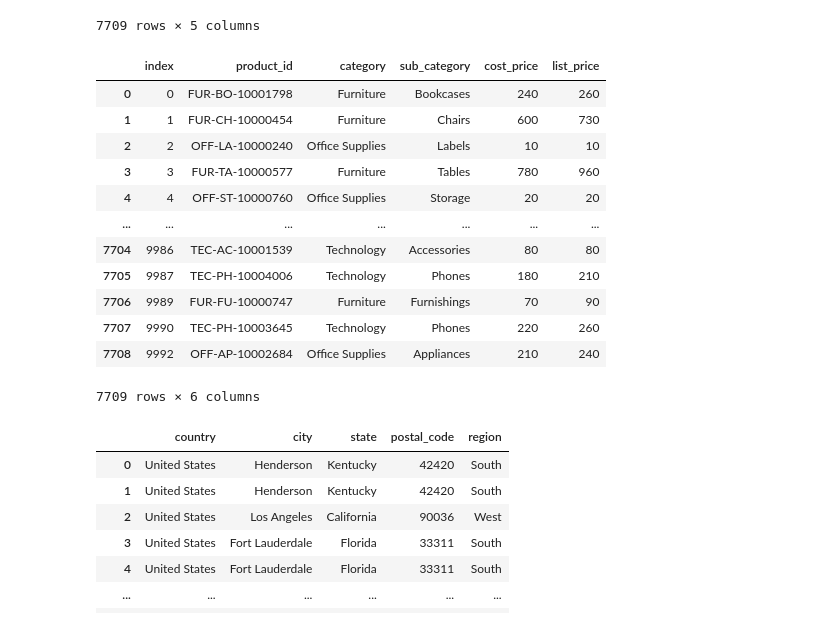
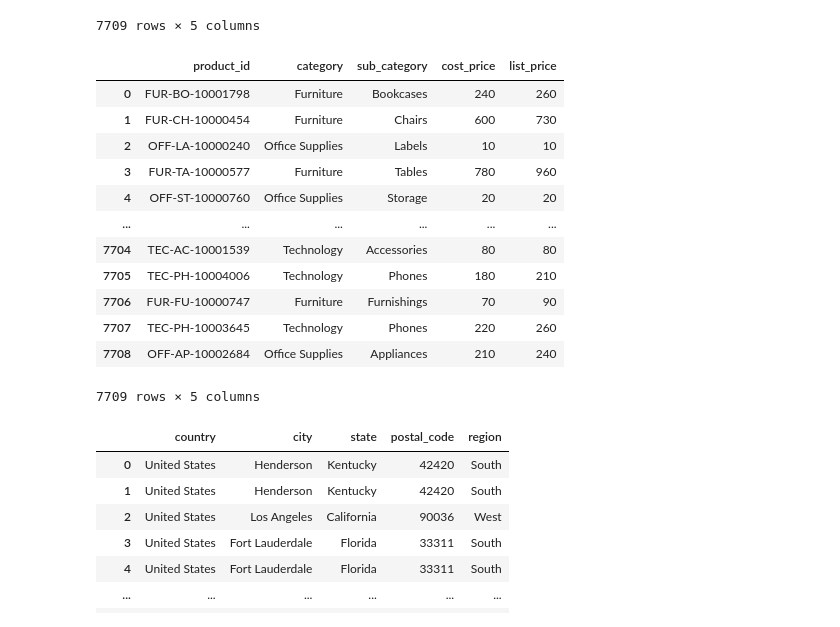
Before and after one commit to Princia3/SalesScope, a Jupyter notebook: notebook/preprocess.ipynb, the cells around one changed output. Drawn from its saved outputs; the diff is of its cells as text; code cells hidden in the pictures.

```diff
--- a/notebook/preprocess.ipynb
+++ b/notebook/preprocess.ipynb
@@ -163,7 +163,7 @@ df['profit'].sum()
 # %% [output]
 np.float64(1039916.2)
 # %%
-df['order_date'] = pd.to_datetime(df['order_date'], dayfirst=True)
+df['order_date'] = pd.to_datetime(df['order_date'], errors='coerce', dayfirst=True)
 monthly_profit=df.groupby(df['order_date'].dt.to_period('M'))['profit'].sum().reset_index(name='monthly_price')
 monthly_profit
 # %% [output]
@@ -272,21 +272,21 @@ products
 # %%
 products=products.reset_index()
 # %%
-products
+products.drop(columns=['index'])
 # %% [output]
-|  | index | product_id | category | sub_category | cost_price | list_price |
-| 0 | 0 | FUR-BO-10001798 | Furniture | Bookcases | 240 | 260 |
-| 1 | 1 | FUR-CH-10000454 | Furniture | Chairs | 600 | 730 |
-| 2 | 2 | OFF-LA-10000240 | Office Supplies | Labels | 10 | 10 |
-| 3 | 3 | FUR-TA-10000577 | Furniture | Tables | 780 | 960 |
-| 4 | 4 | OFF-ST-10000760 | Office Supplies | Storage | 20 | 20 |
-| ... | ... | ... | ... | ... | ... | ... |
-| 7704 | 9986 | TEC-AC-10001539 | Technology | Accessories | 80 | 80 |
-| 7705 | 9987 | TEC-PH-10004006 | Technology | Phones | 180 | 210 |
-| 7706 | 9989 | FUR-FU-10000747 | Furniture | Furnishings | 70 | 90 |
-| 7707 | 9990 | TEC-PH-10003645 | Technology | Phones | 220 | 260 |
-| 7708 | 9992 | OFF-AP-10002684 | Office Supplies | Appliances | 210 | 240 |
+|  | product_id | category | sub_category | cost_price | list_price |
+| 0 | FUR-BO-10001798 | Furniture | Bookcases | 240 | 260 |
+| 1 | FUR-CH-10000454 | Furniture | Chairs | 600 | 730 |
+| 2 | OFF-LA-10000240 | Office Supplies | Labels | 10 | 10 |
+| 3 | FUR-TA-10000577 | Furniture | Tables | 780 | 960 |
+| 4 | OFF-ST-10000760 | Office Supplies | Storage | 20 | 20 |
+| ... | ... | ... | ... | ... | ... |
+| 7704 | TEC-AC-10001539 | Technology | Accessories | 80 | 80 |
+| 7705 | TEC-PH-10004006 | Technology | Phones | 180 | 210 |
+| 7706 | FUR-FU-10000747 | Furniture | Furnishings | 70 | 90 |
+| 7707 | TEC-PH-10003645 | Technology | Phones | 220 | 260 |
+| 7708 | OFF-AP-10002684 | Office Supplies | Appliances | 210 | 240 |
-7709 rows × 6 columns
+7709 rows × 5 columns
 # %%
 products.to_csv('../dataset/products.csv')
 # %%
```
Also changed, not shown: parts of 7 cells of this notebook.
